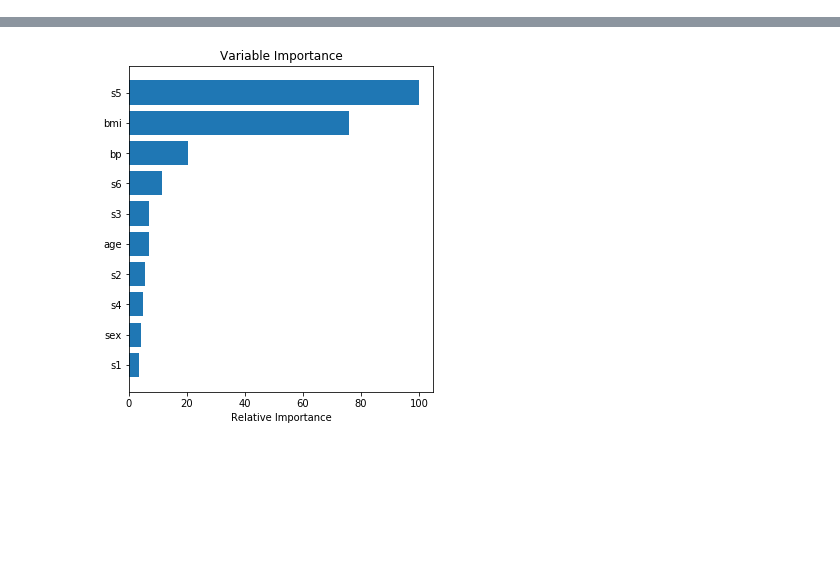
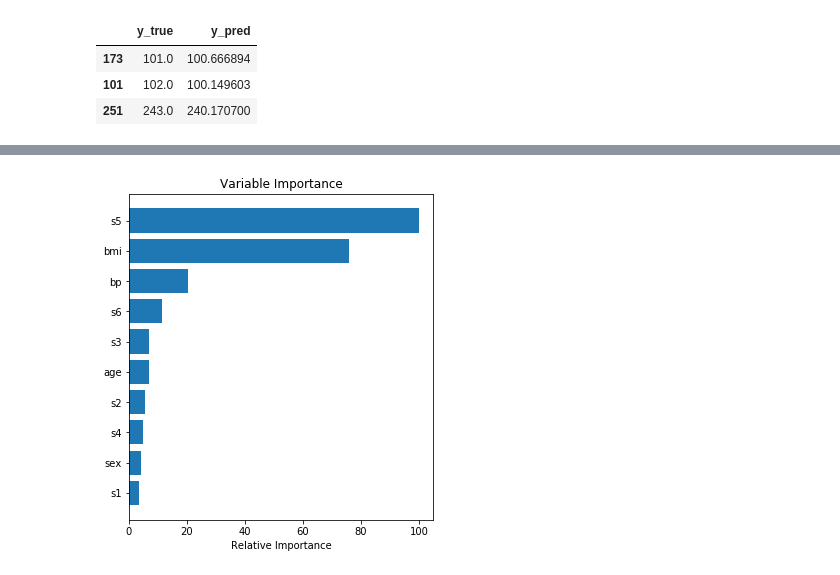
Before and after one commit to Afsent/Nordic_IT_School, a Jupyter notebook: ML/HW31_XGBoosting/HW31_XGBososting.ipynb, the cells around one changed output, grey strips where cells are left out. Cells and saved outputs as stored; diff of their text form; code cells hidden in the pictures; blank space fills up the shorter version.

Commit message:
Add dataframe to task 1

```diff
--- a/ML/HW31_XGBoosting/HW31_XGBososting.ipynb
+++ b/ML/HW31_XGBoosting/HW31_XGBososting.ipynb
@@ -329,3 +329,12 @@ print("Random Forest MSE: %.4f" % mse)
 # %% [output]
 Random Forest MSE: 2724.7246
 [interactive output not drawn]
+# %%
+df_target = pd.DataFrame({"y_true": y_test, "y_pred": rf.predict(X_test)})
+mul = df_target["y_true"] / df_target["y_pred"]
+df_target[(mul > 0.98) & (mul < 1.02)]
+# %% [output]
+|  | y_true | y_pred |
+| 173 | 101.0 | 100.666894 |
+| 101 | 102.0 | 100.149603 |
+| 251 | 243.0 | 240.170700 |
```
Also changed, not shown: parts of 1 cell of this notebook.
